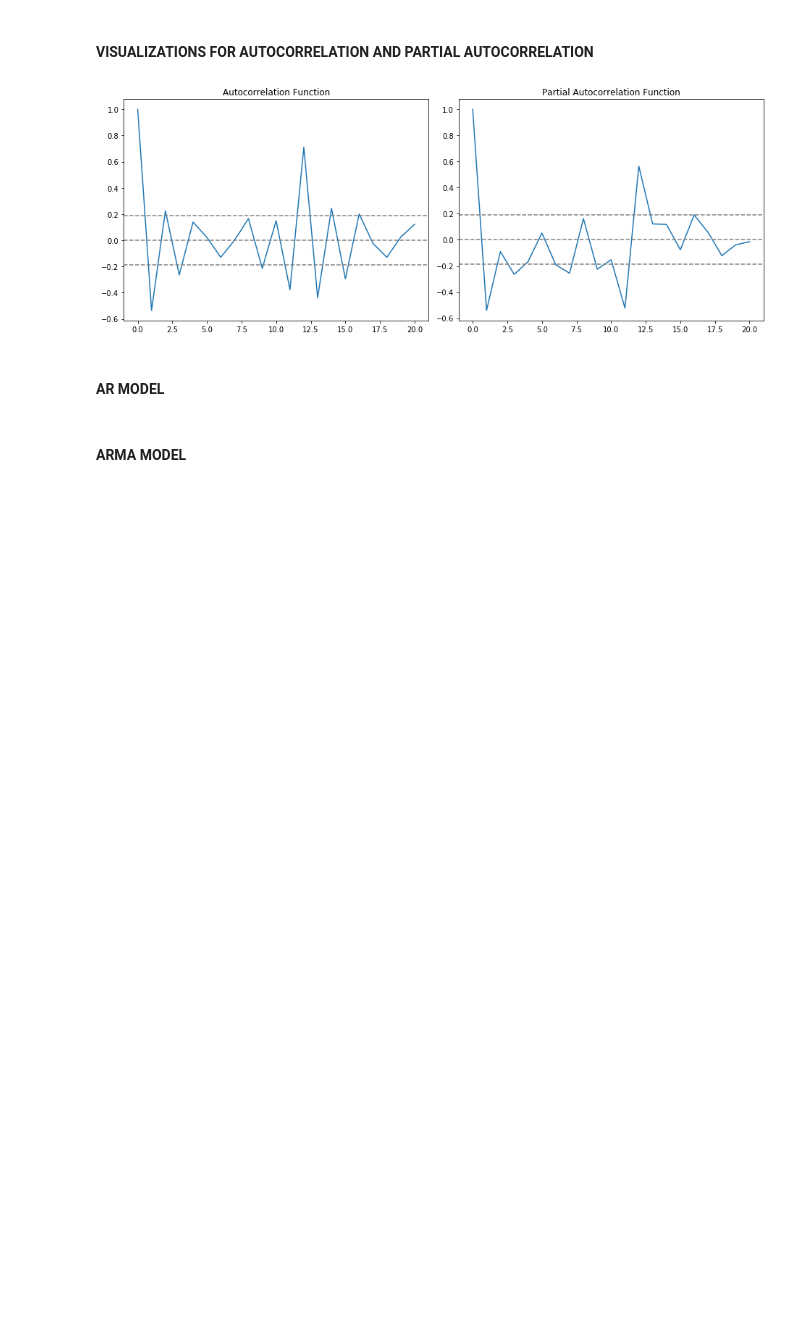
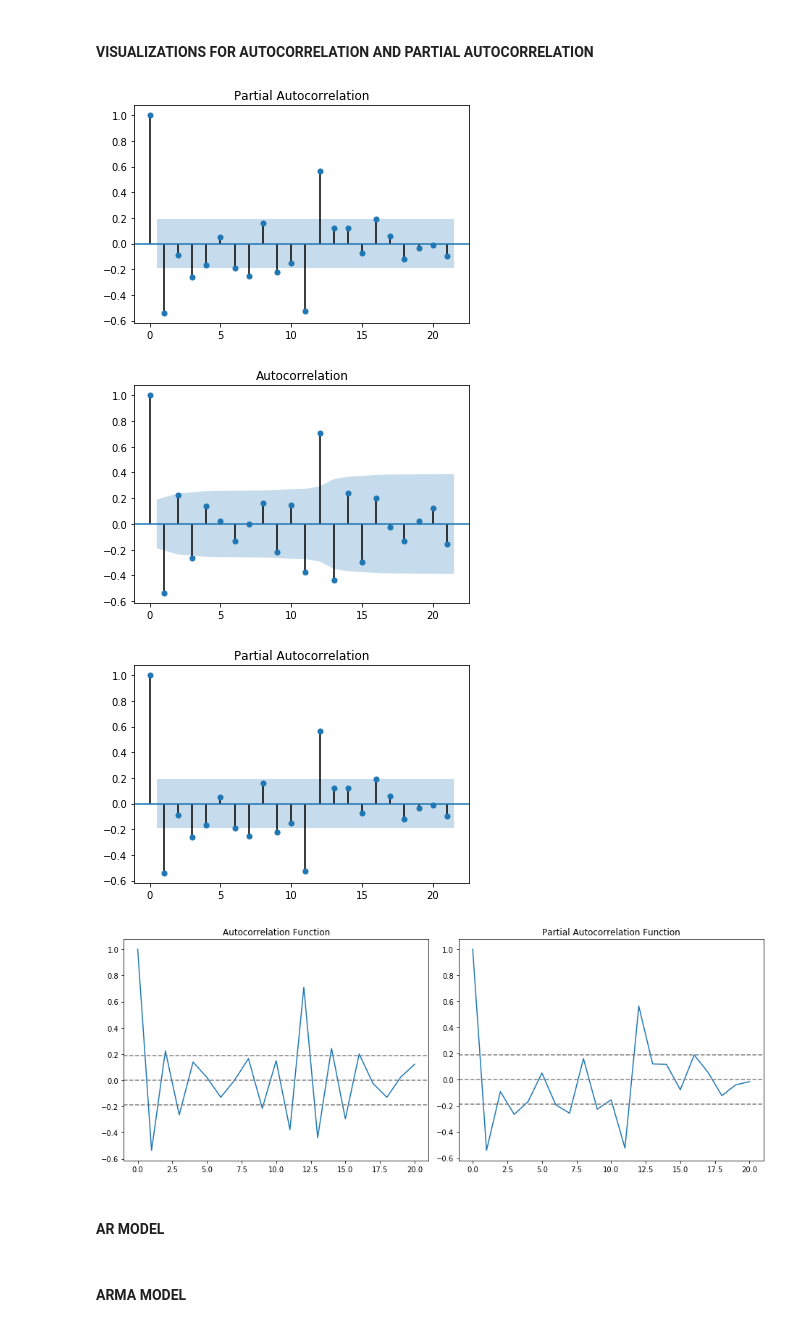
Before and after one commit to germz01/london_crime_data_analysis, a Jupyter notebook: notebooks/time_series_forecasting.ipynb, the cells around one changed output. Saved outputs shown, nothing was run; the diff lists cells and outputs as text; code cells hidden in the pictures; blank space fills up the shorter version.

```diff
--- a/notebooks/time_series_forecasting.ipynb
+++ b/notebooks/time_series_forecasting.ipynb
@@ -139,6 +205,15 @@ Critical Value (10%): -2.583453861475781
 # %%
 lag_acf = acf(ts_log_diff, nlags=20)
 lag_pacf = pacf(ts_log_diff, nlags=20)
+# %%
+from statsmodels.graphics.tsaplots import plot_acf, plot_pacf
+
+plot_acf(ts_log_diff)
+plot_pacf(ts_log_diff)
+# %% [output]
+[figure, added]
+[figure, added]
+[figure, added]
 # %%
 plt.figure(figsize=(13, 5))
 
```
Also changed, not shown: parts of 18 cells of this notebook, 5 other files.
